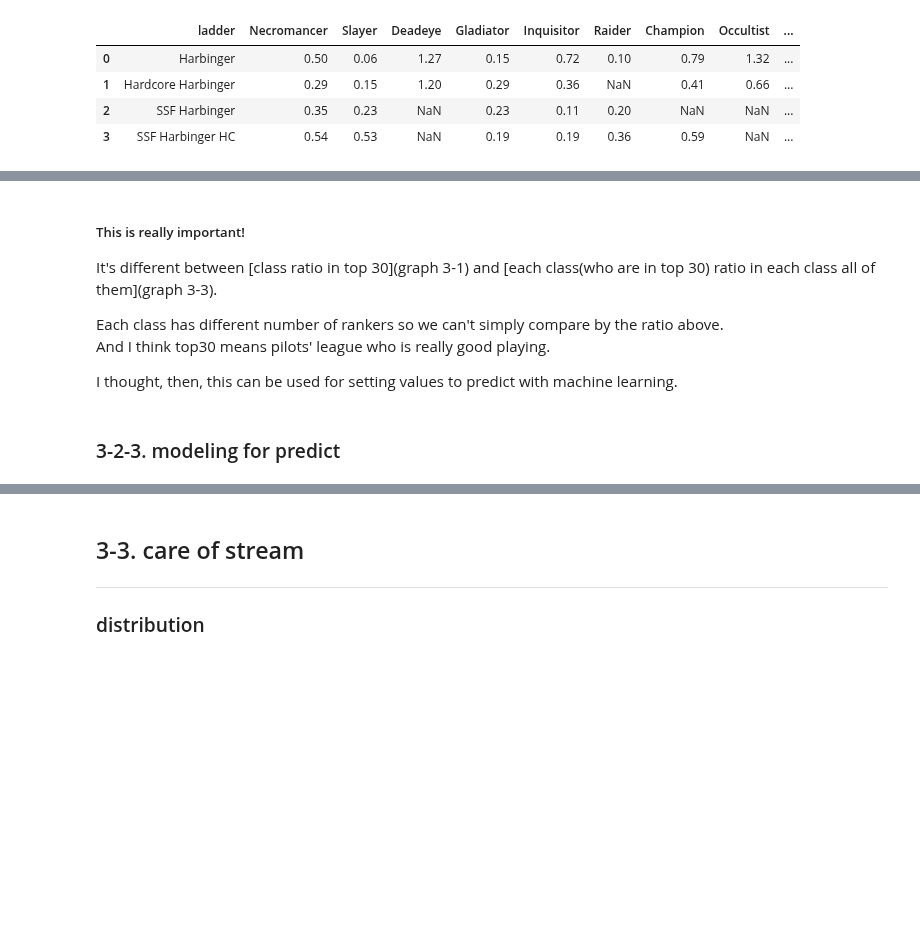
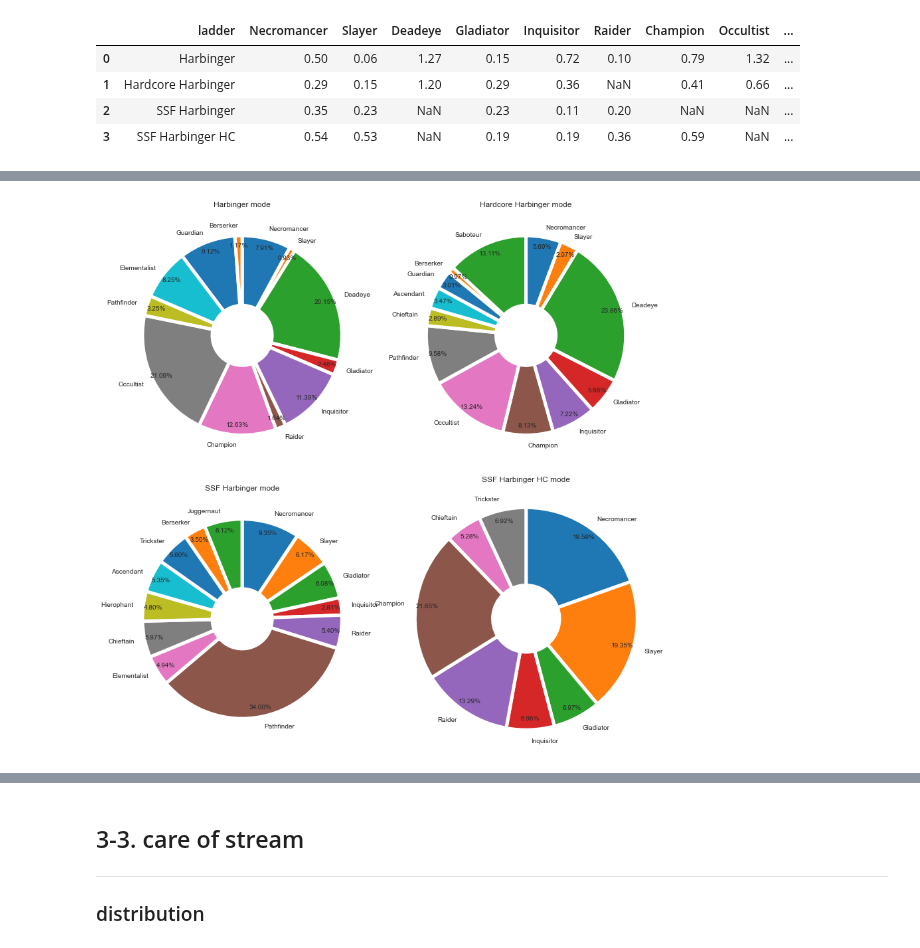
Before and after one commit to Angela-Park-JE/TIL_ver1, a Jupyter notebook: ToyPJT-POE_user/POE_rankers_analysis.ipynb, the cells around one changed output, grey strips where cells are left out. Cells and saved outputs as stored; diff of their text form; code cells hidden in the pictures; blank space fills up the shorter version.

```diff
--- a/ToyPJT-POE_user/POE_rankers_analysis.ipynb
+++ b/ToyPJT-POE_user/POE_rankers_analysis.ipynb
@@ -1097,11 +1096,33 @@ top30cla
-# %% [markdown]
-##### This is really important!
-
-It's different between [class ratio in top 30](graph 3-1) and [each class(who are in top 30) ratio in each class all of them](graph 3-3).
-
-Each class has different number of rankers so we can't simply compare by the ratio above.
-And I think top30 means pilots' league who is really good playing.
-
-I thought, then, this can be used for setting values to predict with machine learning.
-# %% [markdown]
-### 3-2-3. modeling for predict
+# %%
+# visualization
+# There's some null so I had to each ladder partialy
+
+# ratio list making : each ladde
+Har_top30 = top30cla[top30cla['Harbinger'].isna() == False][['class', 'Harbinger']]
+HarHC_top30 = top30cla[top30cla['Hardcore Harbinger'].isna() == False][['class', 'Hardcore Harbinger']]
+SSFHar_top30 = top30cla[top30cla['SSF Harbinger'].isna() == False][['class', 'SSF Harbinger']]
+SSFHarHC_top30 = top30cla[top30cla['SSF Harbinger HC'].isna() == False][['class', 'SSF Harbinger HC']]
+
+# use ratio and labels to plt code
+# labels = top30cla.index
+wedgeprops = {'width': 0.7, 'edgecolor': 'w', 'linewidth': 5}
+fig, ax = plt.subplots(2, 2, squeeze=True, figsize = (12, 12))
+plt.subplot(2,2,1)
+plt.pie(Har_top30['Harbinger'], labels=Har_top30['class'], autopct='%.2f%%', startangle=90, counterclock=False, wedgeprops=wedgeprops, pctdistance=0.9)
+plt.subplot(2,2,2)
+plt.pie(HarHC_top30['Hardcore Harbinger'], labels=HarHC_top30['class'], autopct='%.2f%%', startangle=90, counterclock=False, wedgeprops=wedgeprops, pctdistance=0.9)
+plt.subplot(2,2,3)
+plt.pie(SSFHar_top30['SSF Harbinger'], labels=SSFHar_top30['class'], autopct='%.2f%%', startangle=90, counterclock=False, wedgeprops=wedgeprops, pctdistance=0.9)
+plt.subplot(2,2,4)
+plt.pie(SSFHarHC_top30['SSF Harbinger HC'], labels=SSFHarHC_top30['class'], autopct='%.2f%%', startangle=90, counterclock=False, wedgeprops=wedgeprops, pctdistance=0.9)
+
+# set the each pie chart title
+ax[0, 0].set_title("{} mode".format(Har_top30.columns[1]))
+ax[0, 1].set_title("{} mode".format(HarHC_top30.columns[1]))
+ax[1, 0].set_title("{} mode".format(SSFHar_top30.columns[1]))
+ax[1, 1].set_title("{} mode".format(SSFHarHC_top30.columns[1]))
+fig.tight_layout()
+plt.axis('equal')
+plt.show()
+# %% [output]
+[figure, added]
```
Also changed, not shown: parts of 4 cells of this notebook.
